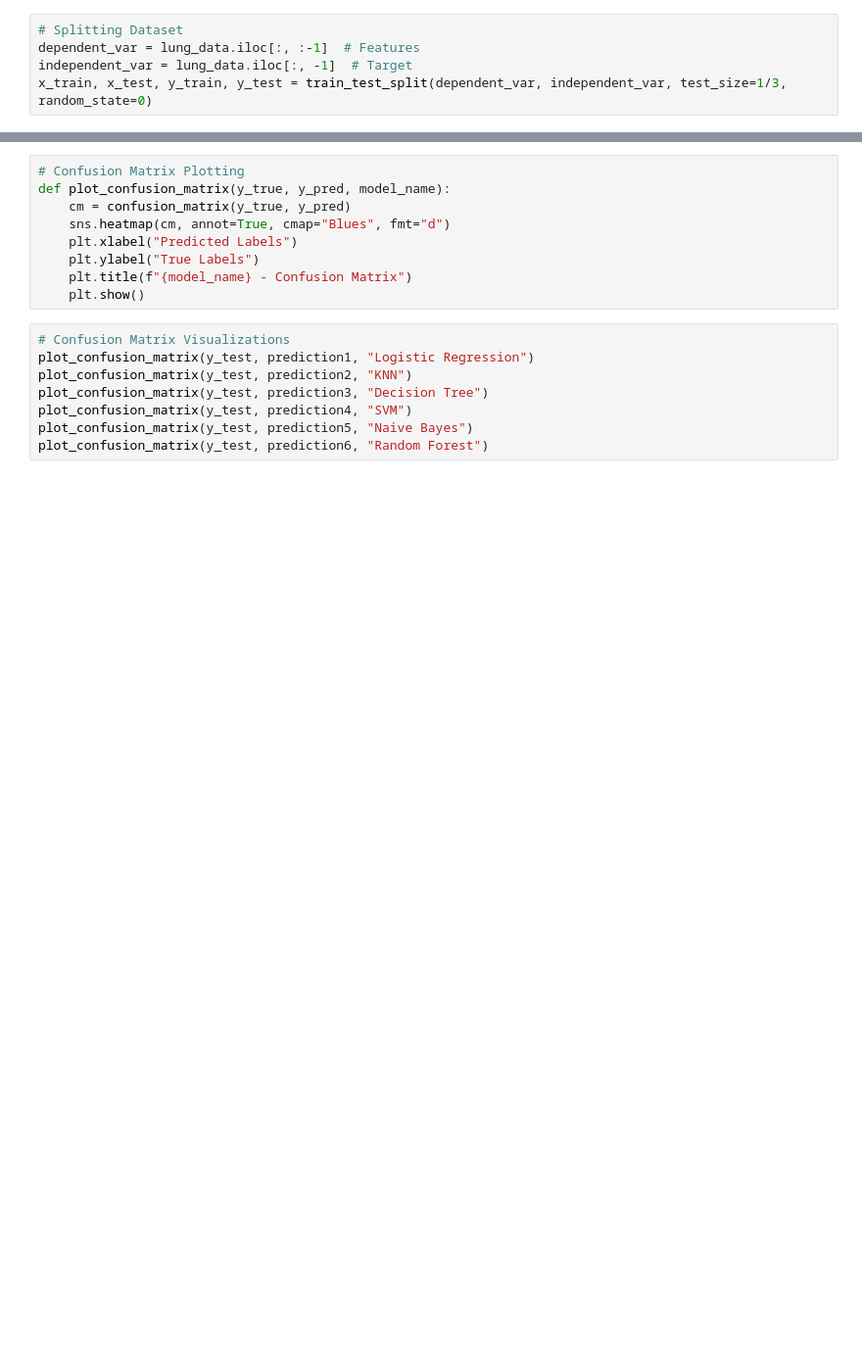
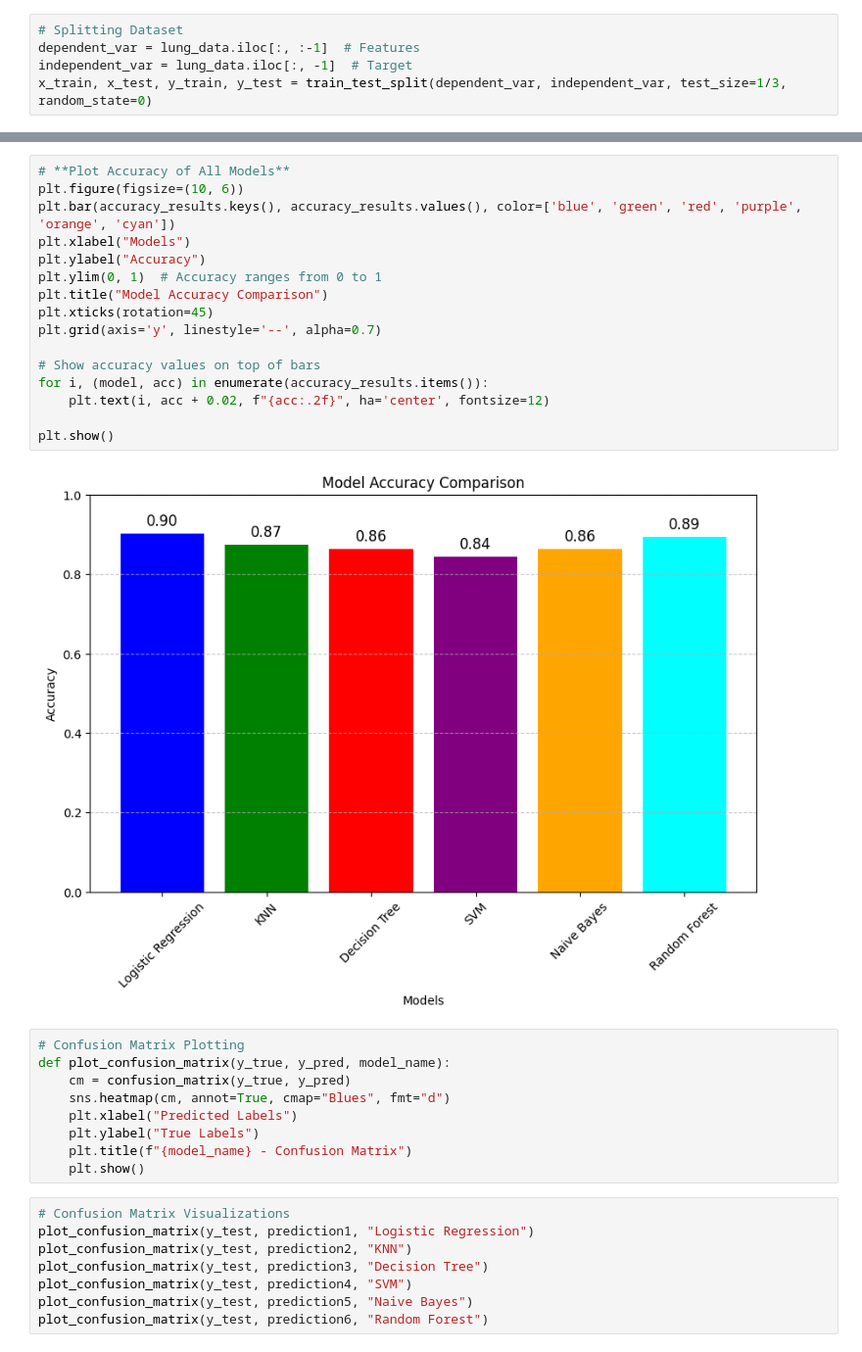
Before and after one commit to mafrs47/Lung_Cancer_Prediction, a Jupyter notebook: Lung_Cancer_Prediction.ipynb, the cells around one changed output, grey strips where cells are left out. Shown at 98% size. Cells and saved outputs as stored; diff of their text form; blank space fills up the shorter version.

```diff
--- a/Lung_Cancer_Prediction.ipynb
+++ b/Lung_Cancer_Prediction.ipynb
@@ -208,3 +203,21 @@ F1 Score: 0.9392265193370166
+# %%
+# **Plot Accuracy of All Models**
+plt.figure(figsize=(10, 6))
+plt.bar(accuracy_results.keys(), accuracy_results.values(), color=['blue', 'green', 'red', 'purple', 'orange', 'cyan'])
+plt.xlabel("Models")
+plt.ylabel("Accuracy")
+plt.ylim(0, 1)  # Accuracy ranges from 0 to 1
+plt.title("Model Accuracy Comparison")
+plt.xticks(rotation=45)
+plt.grid(axis='y', linestyle='--', alpha=0.7)
+
+# Show accuracy values on top of bars
+for i, (model, acc) in enumerate(accuracy_results.items()):
+    plt.text(i, acc + 0.02, f"{acc:.2f}", ha='center', fontsize=12)
+
+plt.show()
+# %% [output]
+[figure, added]
 # %%
 # Confusion Matrix Plotting
 def plot_confusion_matrix(y_true, y_pred, model_name):
```
Also changed, not shown: parts of 18 cells of this notebook, 10 other files.
